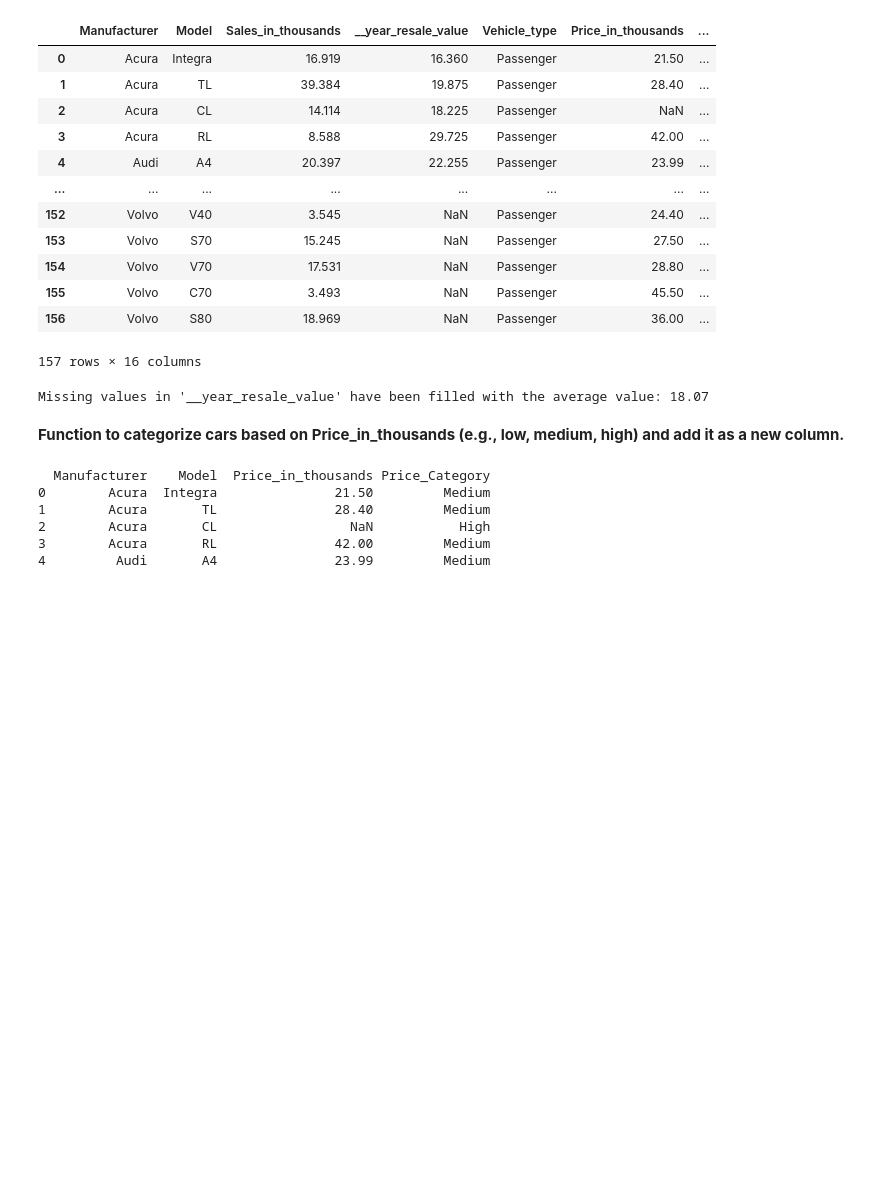
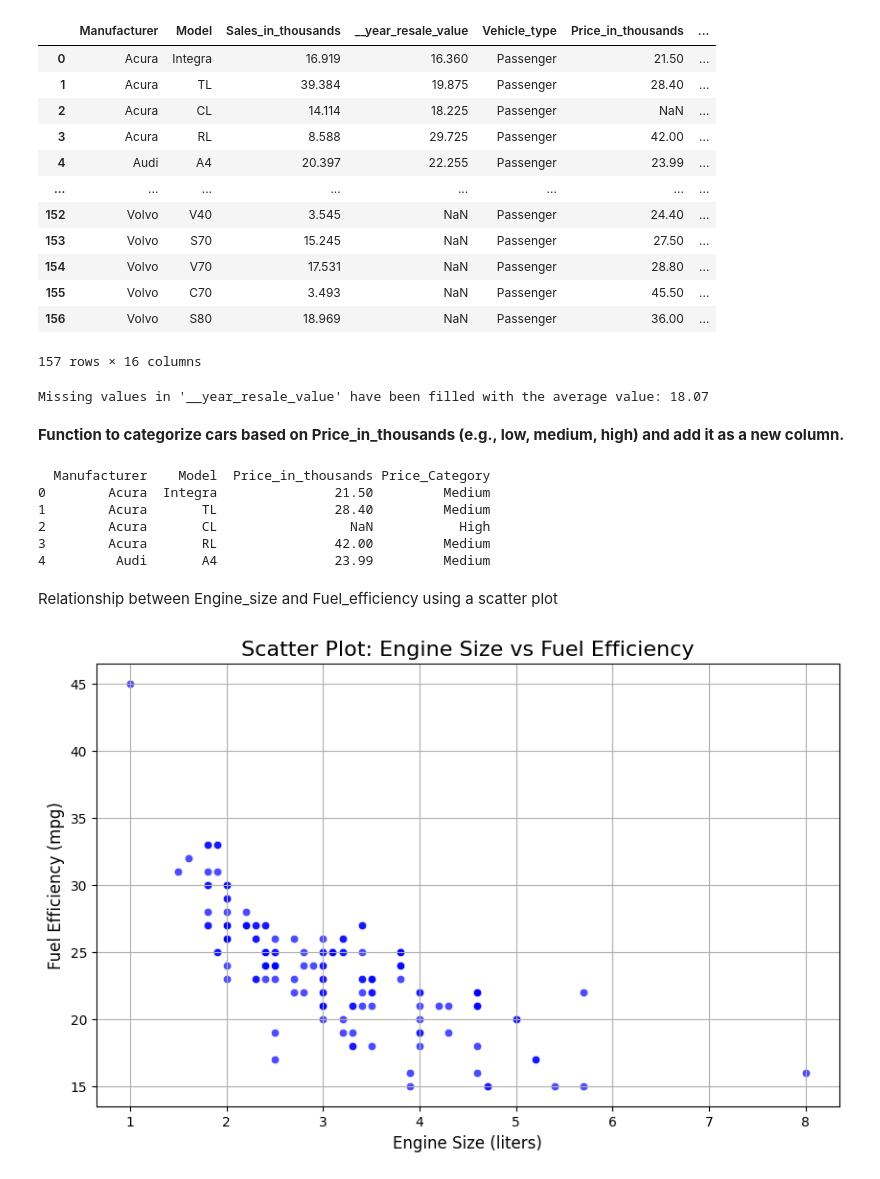
Before and after one commit to Mangai2024/Mangai2024, a Jupyter notebook: Car_Sales_fill_the_missing_values.ipynb, the cells around one changed output. Drawn from its saved outputs; the diff is of its cells as text; code cells hidden in the pictures; blank space fills up the shorter version.

```diff
--- a/Car_Sales_fill_the_missing_values.ipynb
+++ b/Car_Sales_fill_the_missing_values.ipynb
@@ -79,3 +79,5 @@ print(car_sales_data[['Manufacturer', 'Model', 'Price_in_thousands', 'Price_Cate
 2        Acura       CL                 NaN           High
 3        Acura       RL               42.00         Medium
 4         Audi       A4               23.99         Medium
+# %% [markdown]
+Relationship between Engine_size and Fuel_efficiency using a scatter plot
@@ -81,0 +88,25 @@ print(car_sales_data[['Manufacturer', 'Model', 'Price_in_thousands', 'Price_Cate
+# %%
+# Load the dataset
+df = pd.read_csv('/content/drive/MyDrive/Python /Car_sales.csv')
+
+# Check if the required columns exist
+if 'Engine_size' in df.columns and 'Fuel_efficiency' in df.columns:
+    # Remove rows with missing values in the relevant columns
+    df = df[['Engine_size', 'Fuel_efficiency']].dropna()
+
+    # Create the scatter plot using Seaborn
+    plt.figure(figsize=(10, 6))
+    sns.scatterplot(data=df, x='Engine_size', y='Fuel_efficiency', color='blue', alpha=0.7)
+
+    # Add labels and title
+    plt.title('Scatter Plot: Engine Size vs Fuel Efficiency', fontsize=16)
+    plt.xlabel('Engine Size (liters)', fontsize=12)
+    plt.ylabel('Fuel Efficiency (mpg)', fontsize=12)
+    plt.grid(True)
+
+    # Show the plot
+    plt.show()
+else:
+    print("Columns 'Engine_size' and/or 'Fuel_efficiency' are missing in the dataset.")
+# %% [output]
+[figure, added]
```
Also changed, not shown: parts of 1 cell of this notebook.
